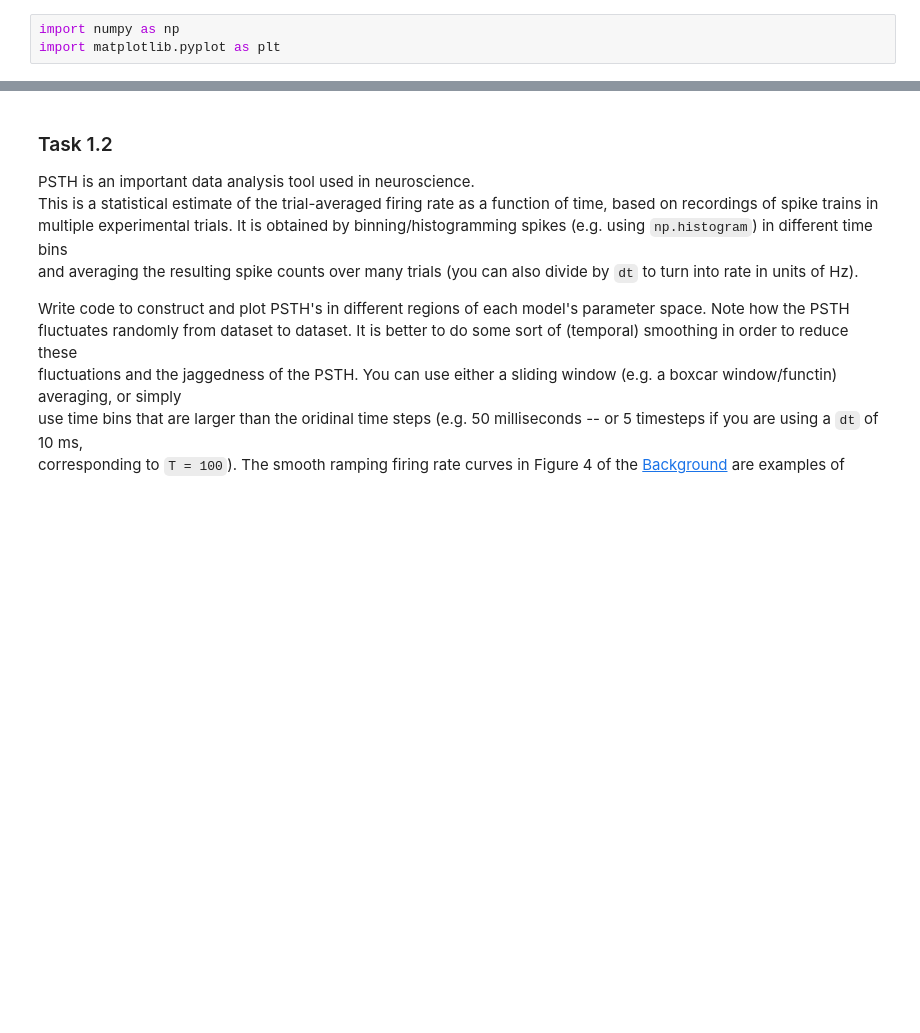
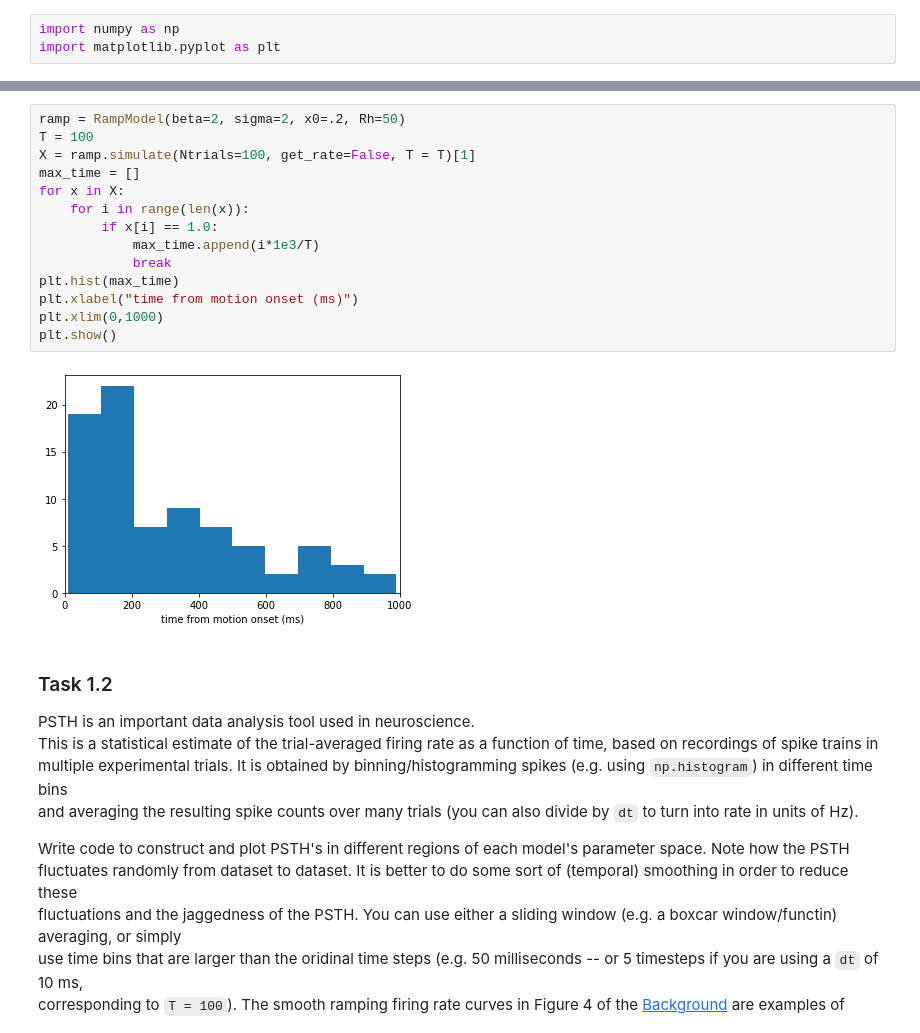
Before and after one commit to derek1909/GG3G3, a Jupyter notebook: GG3_project.ipynb, the cells around one changed output, grey strips where cells are left out. Cells and saved outputs as stored; diff of their text form; blank space fills up the shorter version.

```diff
--- a/GG3_project.ipynb
+++ b/GG3_project.ipynb
@@ -388,3 +394,19 @@ fig.show()
+# %%
+ramp = RampModel(beta=2, sigma=2, x0=.2, Rh=50)
+T = 100
+X = ramp.simulate(Ntrials=100, get_rate=False, T = T)[1]
+max_time = []
+for x in X:
+    for i in range(len(x)):
+        if x[i] == 1.0:
+            max_time.append(i*1e3/T)
+            break
+plt.hist(max_time)
+plt.xlabel("time from motion onset (ms)")
+plt.xlim(0,1000)
+plt.show()
+# %% [output]
+[figure, added]
 # %% [markdown]
 ### Task 1.2
 
```
Also changed, not shown: parts of 19 cells of this notebook, 2 other files.
